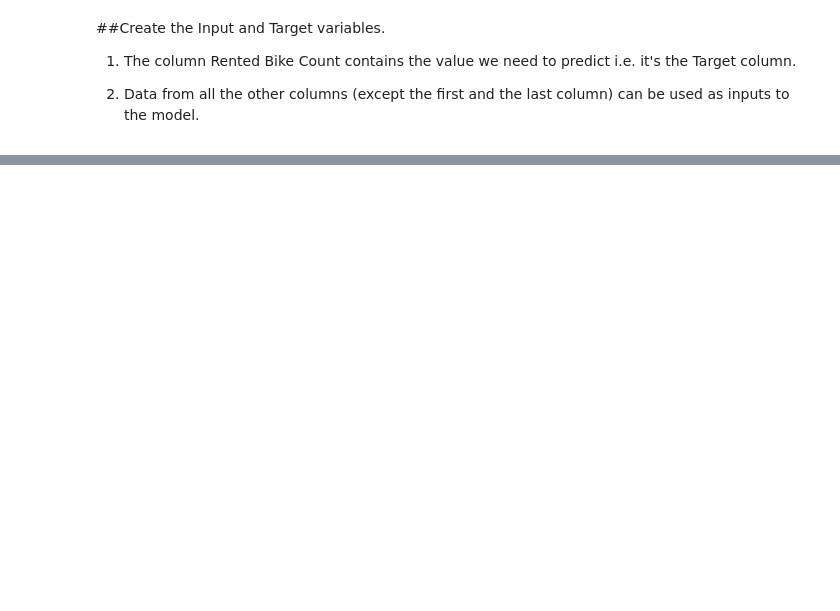
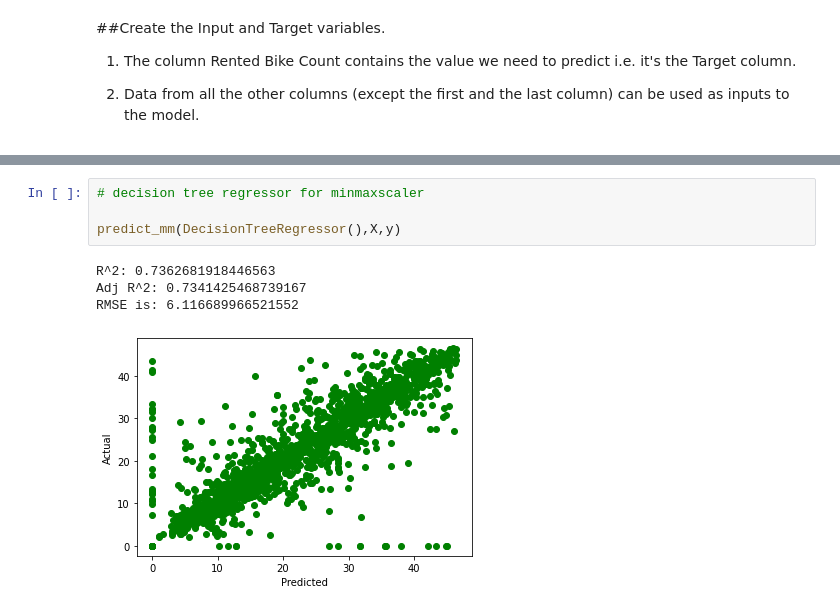
Before and after one commit to shu-nya/Bike-Sharing-Demand-Prediction, a Jupyter notebook: Bike_Sharing_Demand_Prediction.ipynb, the cells around one changed output, grey strips where cells are left out. Drawn from its saved outputs; the diff is of its cells as text; blank space fills up the shorter version.

```diff
--- a/Bike_Sharing_Demand_Prediction.ipynb
+++ b/Bike_Sharing_Demand_Prediction.ipynb
@@ -586,0 +743,9 @@ y = le_data['Rented Bike Count']
+# %%
+# decision tree regressor for minmaxscaler
+
+predict_mm(DecisionTreeRegressor(),X,y)
+# %% [output]
+R^2: 0.7362681918446563
+Adj R^2: 0.7341425468739167
+RMSE is: 6.116689966521552
+[figure, added]
```
Also changed, not shown: parts of 135 cells of this notebook.
